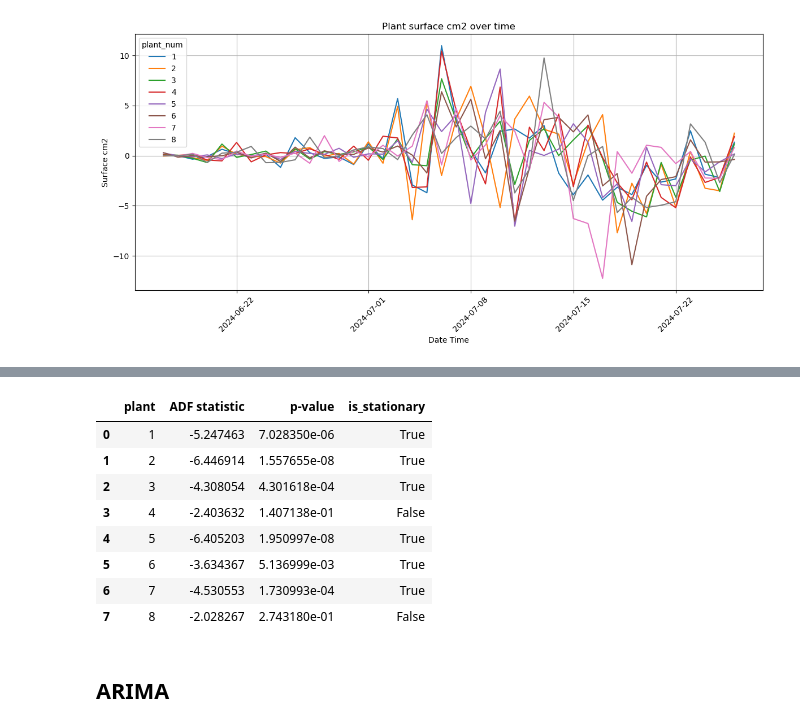
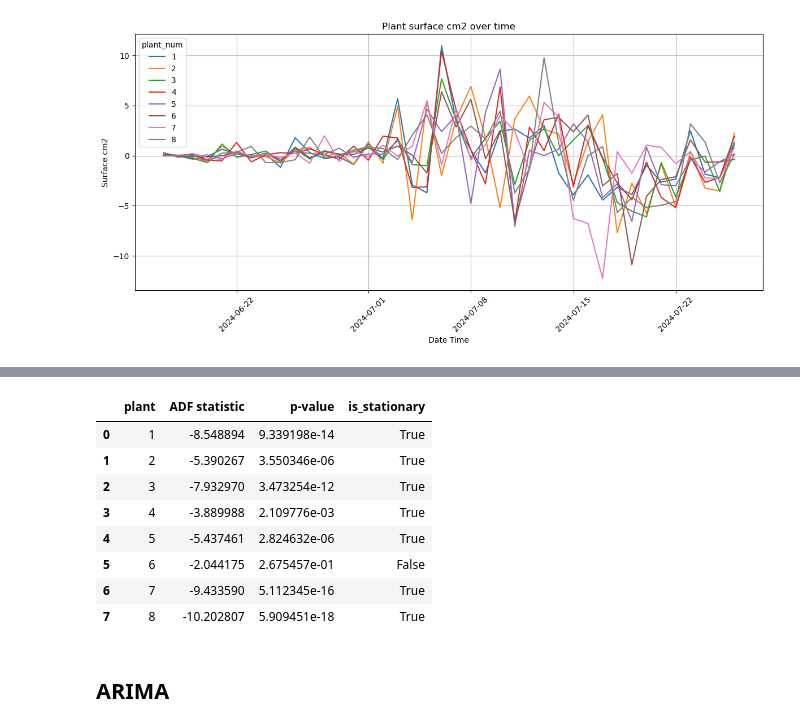
Before and after one commit to dr-leto/plant-growth-prediction, a Jupyter notebook: analysis/ARIMA.ipynb, the cells around one changed output, grey strips where cells are left out. Cells and saved outputs as stored; diff of their text form; code cells hidden in the pictures.

```diff
--- a/analysis/ARIMA.ipynb
+++ b/analysis/ARIMA.ipynb
@@ -84,0 +86,3 @@ plot_ts(x="date", y="surface_diff2", df=df, hue="plant_num")
+# %%
+df["surface_diff3"] = df.groupby("plant_num")["surface_diff2"].diff()
+plot_ts(x="date", y="surface_diff3", df=df, hue="plant_num")
@@ -89,7 +95,7 @@ from statsmodels.tsa.stattools import adfuller
 # Perform ADF test on the surface area data
 adf_test = []
 for plant in tqdm(range(1, 9)):
-    result = adfuller(df[df["plant_num"] == str(plant)]['surface_diff2'].dropna())
+    result = adfuller(df[df["plant_num"] == str(plant)]['surface_diff3'].dropna())
     verdict = result[1] < 0.05
     adf_test.append([plant, result[0], result[1], verdict])
 adf_test = pd.DataFrame(adf_test, columns=["plant", "ADF statistic", "p-value", "is_stationary"])
@@ -115,12 +104,12 @@ Intel MKL WARNING: Support of Intel(R) Streaming SIMD Extensions 4.2 (Intel(R) S
 |  | plant | ADF statistic | p-value | is_stationary |
-| 0 | 1 | -5.247463 | 7.028350e-06 | True |
-| 1 | 2 | -6.446914 | 1.557655e-08 | True |
-| 2 | 3 | -4.308054 | 4.301618e-04 | True |
-| 3 | 4 | -2.403632 | 1.407138e-01 | False |
-| 4 | 5 | -6.405203 | 1.950997e-08 | True |
-| 5 | 6 | -3.634367 | 5.136999e-03 | True |
-| 6 | 7 | -4.530553 | 1.730993e-04 | True |
-| 7 | 8 | -2.028267 | 2.743180e-01 | False |
+| 0 | 1 | -8.548894 | 9.339198e-14 | True |
+| 1 | 2 | -5.390267 | 3.550346e-06 | True |
+| 2 | 3 | -7.932970 | 3.473254e-12 | True |
+| 3 | 4 | -3.889988 | 2.109776e-03 | True |
+| 4 | 5 | -5.437461 | 2.824632e-06 | True |
+| 5 | 6 | -2.044175 | 2.675457e-01 | False |
+| 6 | 7 | -9.433590 | 5.112345e-16 | True |
+| 7 | 8 | -10.202807 | 5.909451e-18 | True |
 # %% [markdown]
 ## ARIMA
 # %%
```
Also changed, not shown: parts of 21 cells of this notebook, 1 other file.
